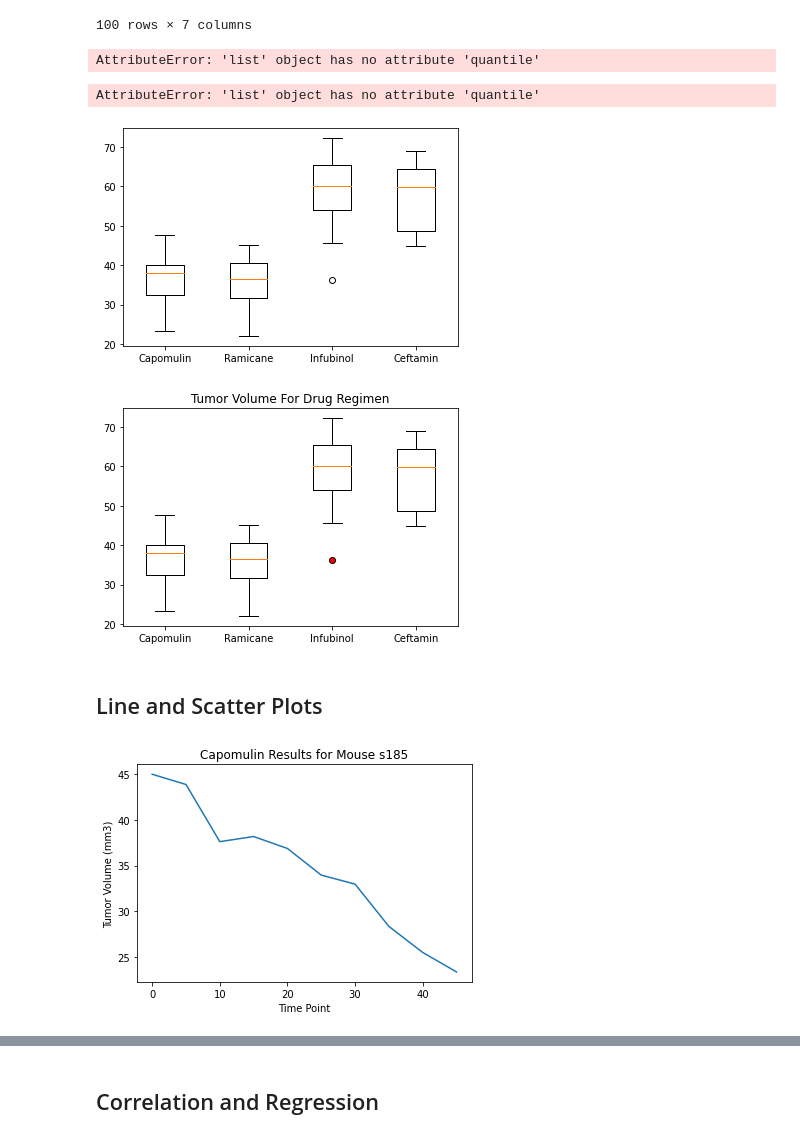
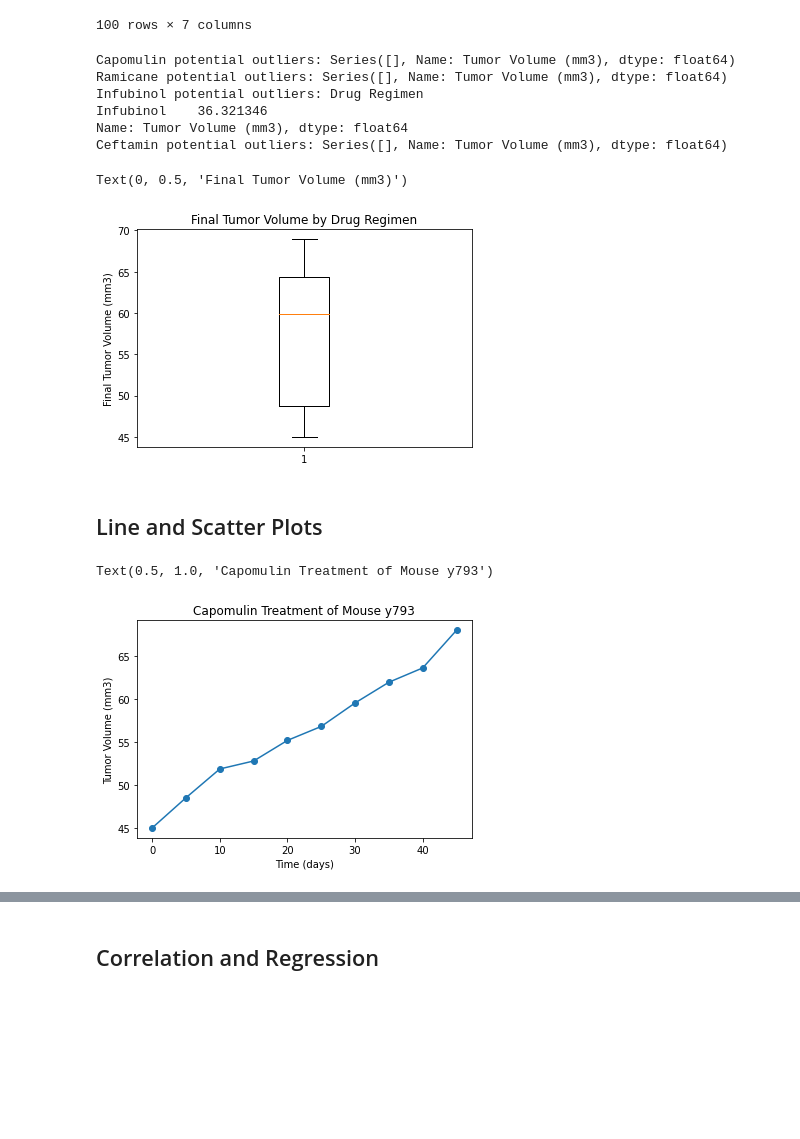
Before and after one commit to AArmagost1/Matplotlib-Homework, a Jupyter notebook: pymaceuticals_ABA- MatPlotLib_HomeWork.ipynb, the cells around one changed output, grey strips where cells are left out. Cells and saved outputs as stored; diff of their text form; code cells hidden in the pictures; blank space fills up the shorter version.

```diff
--- a/pymaceuticals_ABA- MatPlotLib_HomeWork.ipynb
+++ b/pymaceuticals_ABA- MatPlotLib_HomeWork.ipynb
@@ -322,7 +322,7 @@ for drug in drug_list:
     drug_final = drug_df.loc[drug_df.index== drug, 'Tumor Volume (mm3)']
     tumor_vol.append(drug_final)
     # Determine outliers using upper and lower bounds
-    drug_quartiles = drug_list.quantile([0.25, 0.5, 0.75])
+    drug_quartiles = drug_final.quantile([0.25, 0.5, 0.75])
     drug_quartiles
     lowerq = drug_quartiles[0.25]
     upperq = drug_quartiles[0.75]
@@ -332,19 +332,11 @@ for drug in drug_list:
     outliers = drug_final.loc[(drug_final < lowerbound) |( drug_final>upperbound)]
     print(f'{drug} potential outliers: {outliers}')
 # Locate the rows which contain mice on each drug and get the tumor volumes
-tumor_vol
+# tumor_vol
 # %% [output]
-AttributeError: 'list' object has no attribute 'quantile'
+Capomulin potential outliers: Series([], Name: Tumor Volume (mm3), dtype: float64)
+Ramicane potential outliers: Series([], Name: Tumor Volume (mm3), dtype: float64)
+Infubinol potential outliers: Drug Regimen
+Infubinol    36.321346
+Name: Tumor Volume (mm3), dtype: float64
+Ceftamin potential outliers: Series([], Name: Tumor Volume (mm3), dtype: float64)
-# %%
-# Determine outliers using upper and lower bounds
-drug_quartiles = drug_list.quantile([0.25, 0.5, 0.75])
-drug_quartiles
-lowerq = drug_quartiles[0.25]
-upperq = drug_quartiles[0.75]
-iqr = upperq - lowerq
-lowerbound = lowerq - (1.5 * iqr)
-upperbound = upperq + (1.5 * iqr)
-outliers = drug_final.loc[(drug_final < lowerbound) |( drug_final>upperbound)]
-print(f'{drug} potential outliers: {outliers}')
-# %% [output]
-AttributeError: 'list' object has no attribute 'quantile'
@@ -356,8 +343,13 @@ AttributeError: 'list' object has no attribute 'quantile'
 # %%
 # Generate a box plot of the final tumor volume of each mouse across four regimens of interest
+flierprops = dict(marker='o', markerfacecolor='r', markersize=8, markeredgecolor='black')
+plt.boxplot(drug_final, flierprops=flierprops)
+
+plt.title("Final Tumor Volume by Drug Regimen")
+plt.ylabel('Final Tumor Volume (mm3)')
 # %% [output]
+Text(0, 0.5, 'Final Tumor Volume (mm3)')
-[figure, old version]
+[figure, new version]
-[figure, removed]
 # %% [markdown]
 ## Line and Scatter Plots
 # %%
@@ -365,12 +357,18 @@ AttributeError: 'list' object has no attribute 'quantile'
 
 #change index to mouse ID
 
-#remove other mouse IDs so only s185 shows
+mouse = df_mouse.loc[df_mouse.index == 'a203']
 
 
+#remove other mouse IDs so only s185 shows
+plt.plot(mouse['Timepoint'], mouse['Tumor Volume (mm3)'], marker = 'o')
+plt.xlabel("Time (days)")
+plt.ylabel("Tumor Volume (mm3)")
+plt.title("Capomulin Treatment of Mouse y793")
 #set the x-axis equal to the Timepoint and y-axis to Tumor Volume
 # %% [output]
+Text(0.5, 1.0, 'Capomulin Treatment of Mouse y793')
-[figure, old version]
+[figure, new version]
 # %%
 # Generate a scatter plot of average tumor volume vs. mouse weight for the Capomulin regimen
 # group by mouse ID to find average tumor volume
```
Also changed, not shown: parts of 4 cells of this notebook.
